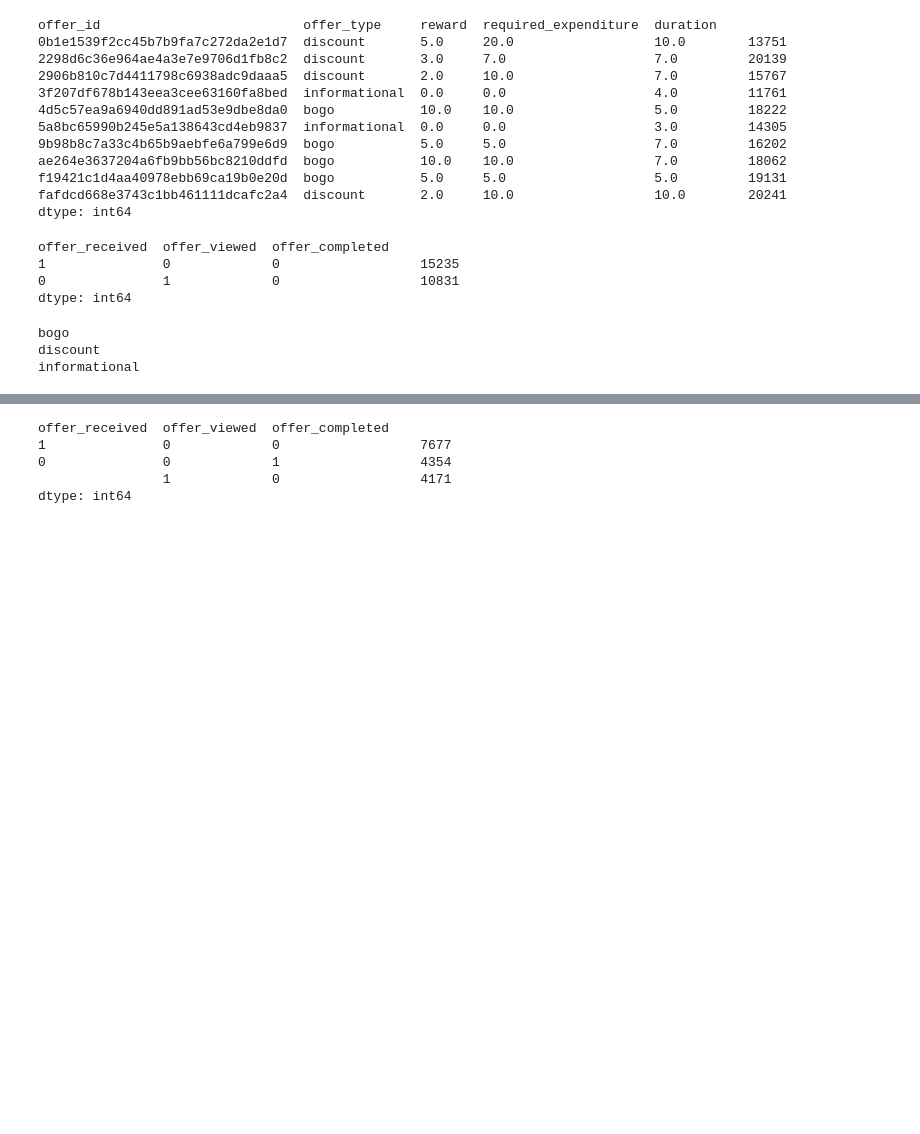
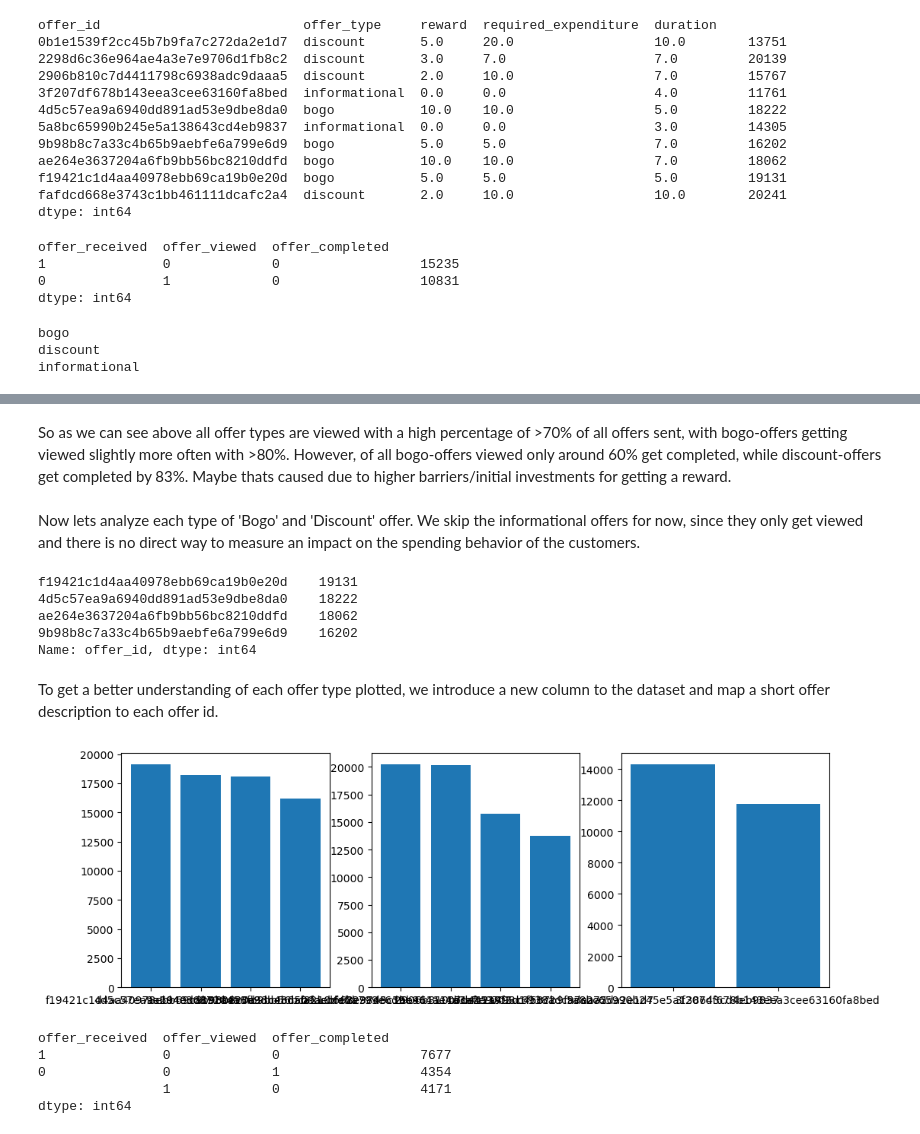
Before and after one commit to Daniel-Hutcheson/starbucks_capstone_project, a Jupyter notebook: Starbucks_Capstone_notebook.ipynb, the cells around one changed output, grey strips where cells are left out. Drawn from its saved outputs; the diff is of its cells as text; code cells hidden in the pictures; blank space fills up the shorter version.

```diff
--- a/Starbucks_Capstone_notebook.ipynb
+++ b/Starbucks_Capstone_notebook.ipynb
@@ -981,3 +971,31 @@ data[data.offer_id == offer_id]
+# %% [markdown]
+So as we can see above all offer types are viewed with a high percentage of >70% of all offers sent, with bogo-offers getting viewed slightly more often with >80%. However, of all bogo-offers viewed only around 60% get completed, while discount-offers get completed by 83%. Maybe thats caused due to higher barriers/initial investments for getting a reward.
+# %% [markdown]
+Now lets analyze each type of 'Bogo' and 'Discount' offer. We skip the informational offers for now, since they only get viewed and there is no direct way to measure an impact on the spending behavior of the customers.
+# %%
+bogo_offer_ids = data_offers[data_offers.offer_type == 'bogo'].offer_id.value_counts()
+discount_offer_ids = data_offers[data_offers.offer_type == 'discount'].offer_id.value_counts()
+informational_offer_ids = data_offers[data_offers.offer_type == 'informational'].offer_id.value_counts()
+
+bogo_offer_ids
+# %% [output]
+f19421c1d4aa40978ebb69ca19b0e20d    19131
+4d5c57ea9a6940dd891ad53e9dbe8da0    18222
+ae264e3637204a6fb9bb56bc8210ddfd    18062
+9b98b8c7a33c4b65b9aebfe6a799e6d9    16202
+Name: offer_id, dtype: int64
+# %% [markdown]
+To get a better understanding of each offer type plotted, we introduce a new column to the dataset and map a short offer description to each offer id.
+# %%
+fig, (ax1, ax2, ax3) = plt.subplots(1,3, figsize=(12,4))
+
+ax1.bar(bogo_offer_ids.index, bogo_offer_ids);
+
+ax2.bar(discount_offer_ids.index, discount_offer_ids);
+
+ax3.bar(informational_offer_ids.index, informational_offer_ids);
+# %% [output]
+[figure, added]
 # %%
 data[data.offer_id == offer_id][['offer_received','offer_viewed', 'offer_completed']].value_counts()
 # %% [output]
```
Also changed, not shown: parts of 9 cells of this notebook.
